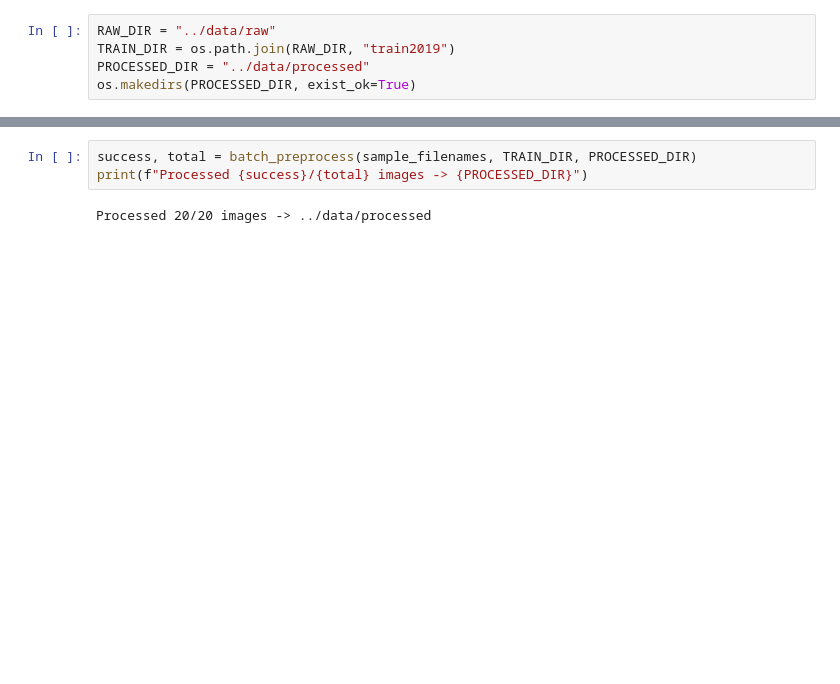
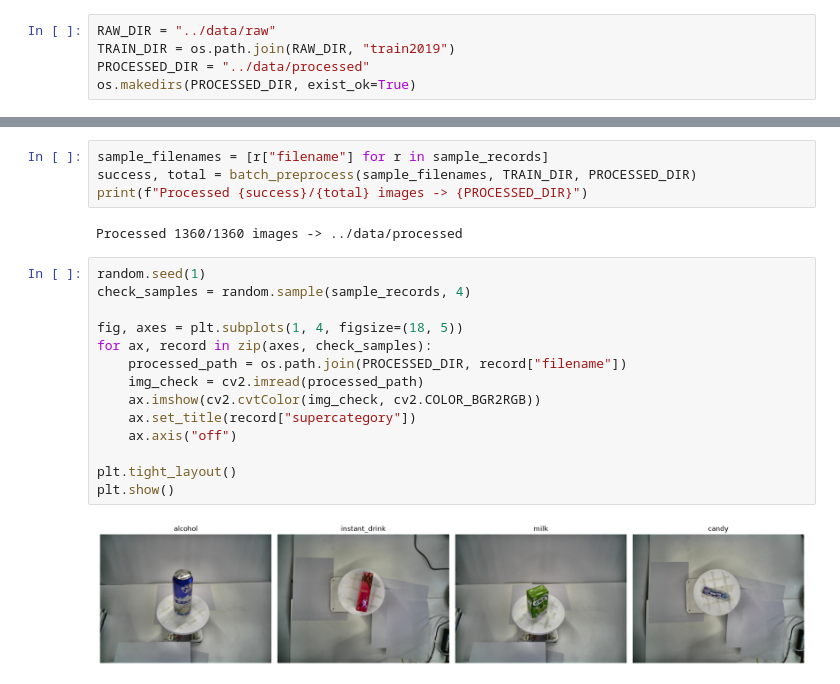
Before and after one commit to DewmikaSenarathna/Prodexa, a Jupyter notebook: notebooks/01_preprocessing.ipynb, the cells around one changed output, grey strips where cells are left out. Saved outputs shown, nothing was run; the diff lists cells and outputs as text; blank space fills up the shorter version.

```diff
--- a/notebooks/01_preprocessing.ipynb
+++ b/notebooks/01_preprocessing.ipynb
@@ -48,5 +86,22 @@ plt.show()
 # %%
+sample_filenames = [r["filename"] for r in sample_records]
 success, total = batch_preprocess(sample_filenames, TRAIN_DIR, PROCESSED_DIR)
 print(f"Processed {success}/{total} images -> {PROCESSED_DIR}")
 # %% [output]
-Processed 20/20 images -> ../data/processed
+Processed 1360/1360 images -> ../data/processed
+# %%
+random.seed(1)
+check_samples = random.sample(sample_records, 4)
+
+fig, axes = plt.subplots(1, 4, figsize=(18, 5))
+for ax, record in zip(axes, check_samples):
+    processed_path = os.path.join(PROCESSED_DIR, record["filename"])
+    img_check = cv2.imread(processed_path)
+    ax.imshow(cv2.cvtColor(img_check, cv2.COLOR_BGR2RGB))
+    ax.set_title(record["supercategory"])
+    ax.axis("off")
+
+plt.tight_layout()
+plt.show()
+# %% [output]
+[figure, added]
```
Also changed, not shown: parts of 7 cells of this notebook, 1 other file.
